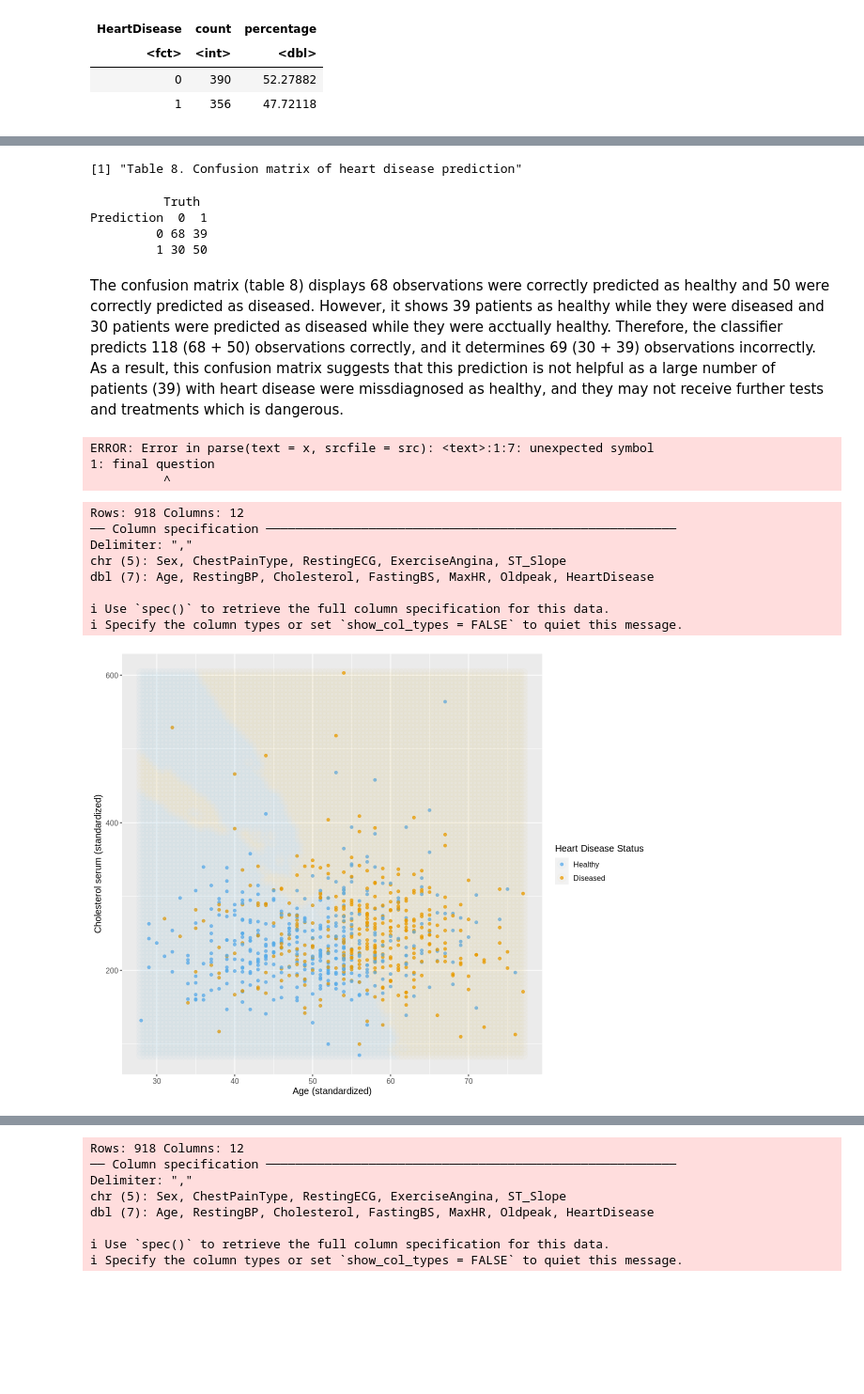
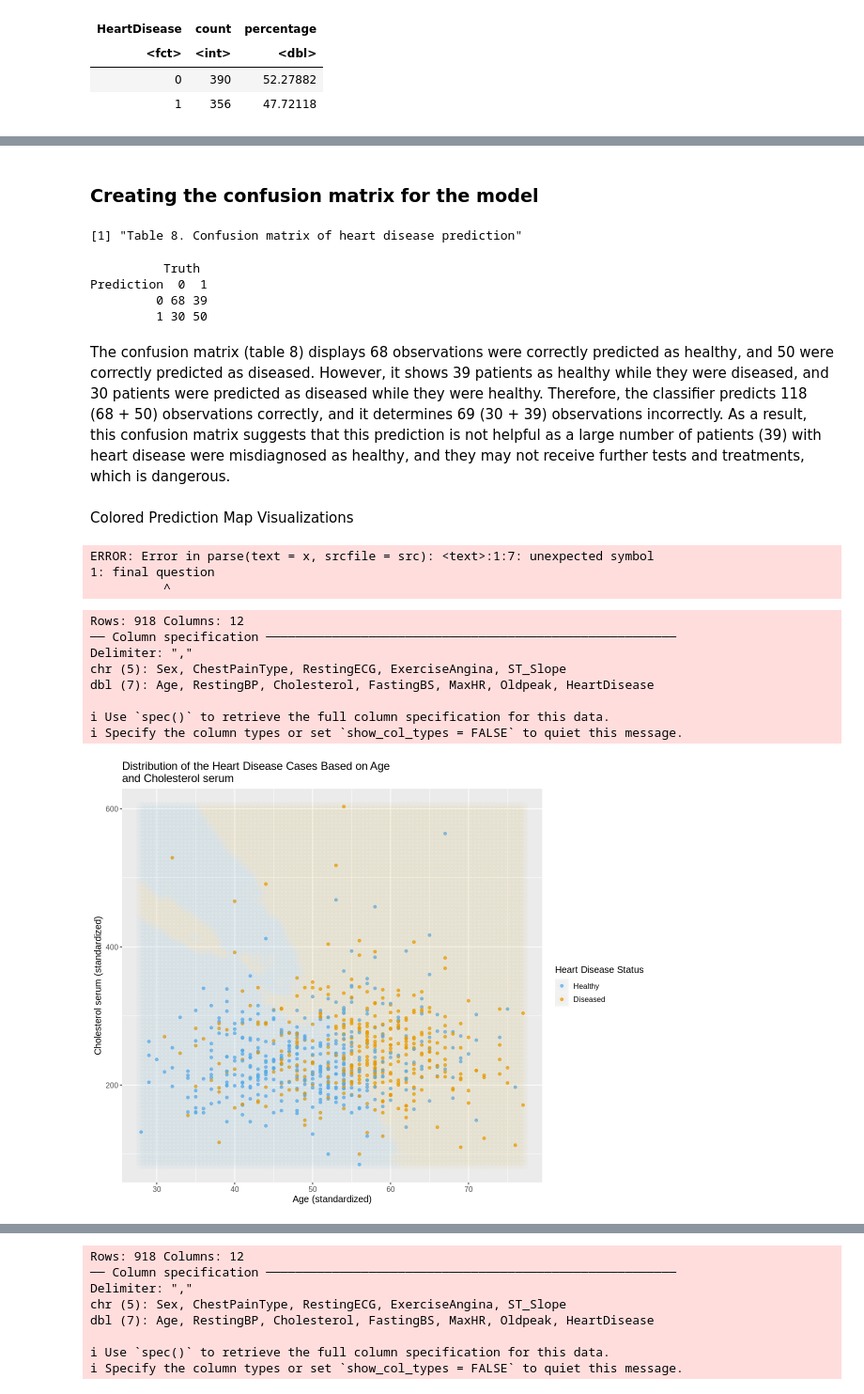
Before and after one commit to kiarashbahari/Group_project, a Jupyter notebook: project.ipynb, the cells around one changed output, grey strips where cells are left out. Shown at 94% size. Cells and saved outputs as stored; diff of their text form; code cells hidden in the pictures; blank space fills up the shorter version.

```diff
--- a/project.ipynb
+++ b/project.ipynb
@@ -420 +407,3 @@ Comparing tables 6 & 7, we can see that model prediction accuracy (63.10%) is gr
+# %% [markdown]
+### Creating the confusion matrix for the model
 # %%
@@ -429,7 +419,9 @@ Prediction  0  1
          0 68 39
          1 30 50
 # %% [markdown]
-The confusion matrix (table 8) displays 68 observations were correctly predicted as healthy and 50 were correctly predicted as diseased. However, it shows 39 patients as healthy while they were diseased and 30 patients were predicted as diseased while they were acctually healthy. Therefore, the classifier predicts 118 (68 + 50) observations correctly, and it determines 69 (30 + 39) observations incorrectly. As a result, this confusion matrix suggests that this prediction is not helpful as a large number of patients (39) with heart disease were missdiagnosed as healthy, and they may not receive further tests and treatments which is dangerous.
+The confusion matrix (table 8) displays 68 observations were correctly predicted as healthy, and 50 were correctly predicted as diseased. However, it shows 39 patients as healthy while they were diseased, and 30 patients were predicted as diseased while they were healthy. Therefore, the classifier predicts 118 (68 + 50) observations correctly, and it determines 69 (30 + 39) observations incorrectly. As a result, this confusion matrix suggests that this prediction is not helpful as a large number of patients (39) with heart disease were misdiagnosed as healthy, and they may not receive further tests and treatments, which is dangerous.
+# %% [markdown]
+Colored Prediction Map Visualizations
 # %%
 final question could be how accurate could we predit only with ata chest pain
 # %% [output]
@@ -483,32 +475,32 @@ wkflw_plot <-
   ggplot() +
   geom_point(data = heart_data_2,
              mapping = aes(x = Age,
                            y = Cholesterol,
                            color = HeartDisease),
              alpha = 0.75) +
 
   geom_point(data = prediction_table,
              mapping = aes(x = Age,
                            y = Cholesterol,
                            color = HeartDisease),
              alpha = 0.02, size = 5) +
 
     labs(color = "Heart Disease Status",
        x = "Age (standardized)",
        y = "Cholesterol serum (standardized)") +
-
+    ggtitle("Distribution of the Heart Disease Cases Based on Age \nand Cholesterol serum") +
     scale_color_manual(labels = c("Healthy","Diseased"),
                      values = c("steelblue2","orange2")) +
   theme(text = element_text(size = 12))
 
 wkflw_plot
 # %% [output]
 Rows: 918 Columns: 12
 ── Column specification ────────────────────────────────────────────────────────
 Delimiter: ","
 chr (5): Sex, ChestPainType, RestingECG, ExerciseAngina, ST_Slope
 dbl (7): Age, RestingBP, Cholesterol, FastingBS, MaxHR, Oldpeak, HeartDisease
 
 ℹ Use `spec()` to retrieve the full column specification for this data.
 ℹ Specify the column types or set `show_col_types = FALSE` to quiet this message.
-[figure, old version]
+[figure, new version]
```
Also changed, not shown: parts of 35 cells of this notebook.
